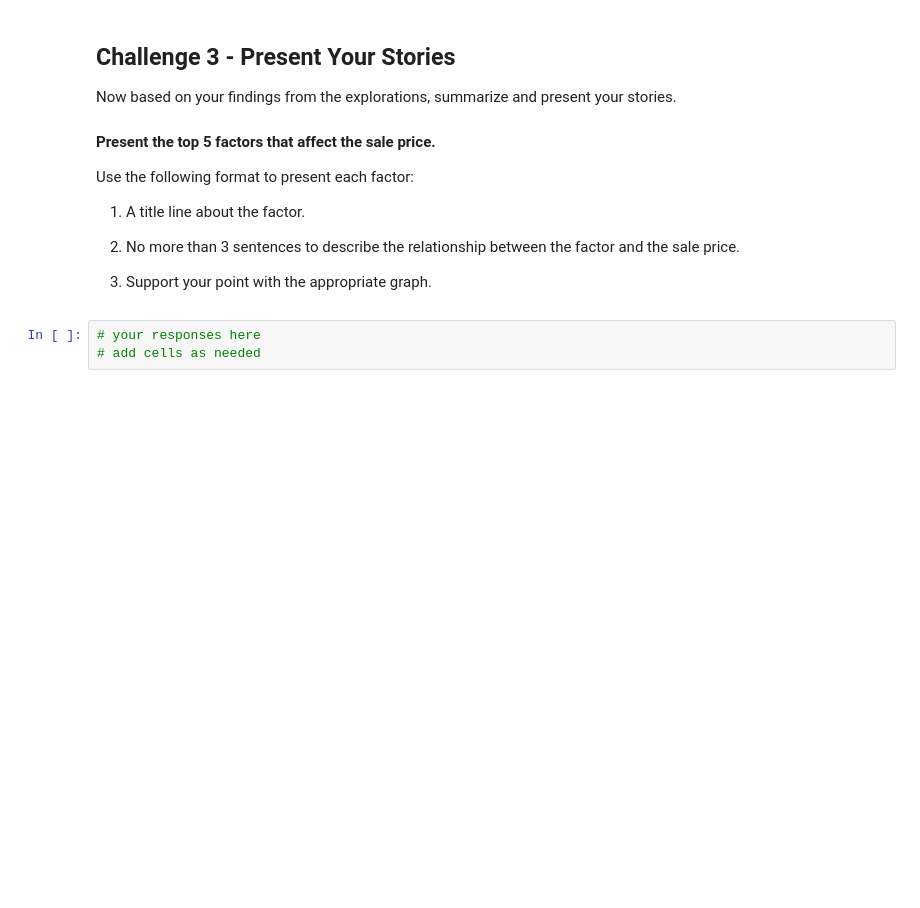
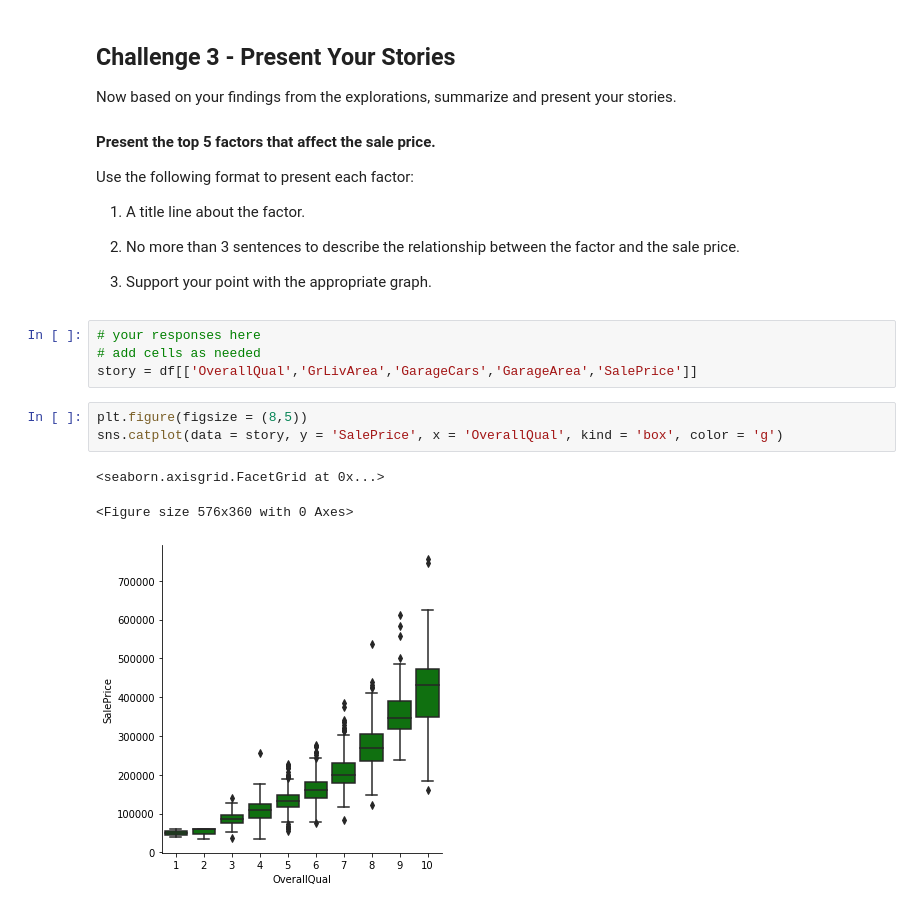
Before and after one commit to ta-datapt-bcn/lab-storytelling-data-visualization, a Jupyter notebook: your-code/main.ipynb, the cells around one changed output. Saved outputs shown, nothing was run; the diff lists cells and outputs as text; blank space fills up the shorter version.

```diff
--- a/your-code/main.ipynb
+++ b/your-code/main.ipynb
@@ -138,3 +217,11 @@ Use the following format to present each factor:
 # %%
 # your responses here
 # add cells as needed
+story = df[['OverallQual','GrLivArea','GarageCars','GarageArea','SalePrice']]
+# %%
+plt.figure(figsize = (8,5))
+sns.catplot(data = story, y = 'SalePrice', x = 'OverallQual', kind = 'box', color = 'g')
+# %% [output]
+<seaborn.axisgrid.FacetGrid at 0x...>
+<Figure size 576x360 with 0 Axes>
+[figure, added]
```
Also changed, not shown: parts of 17 cells of this notebook, 1 other file.
